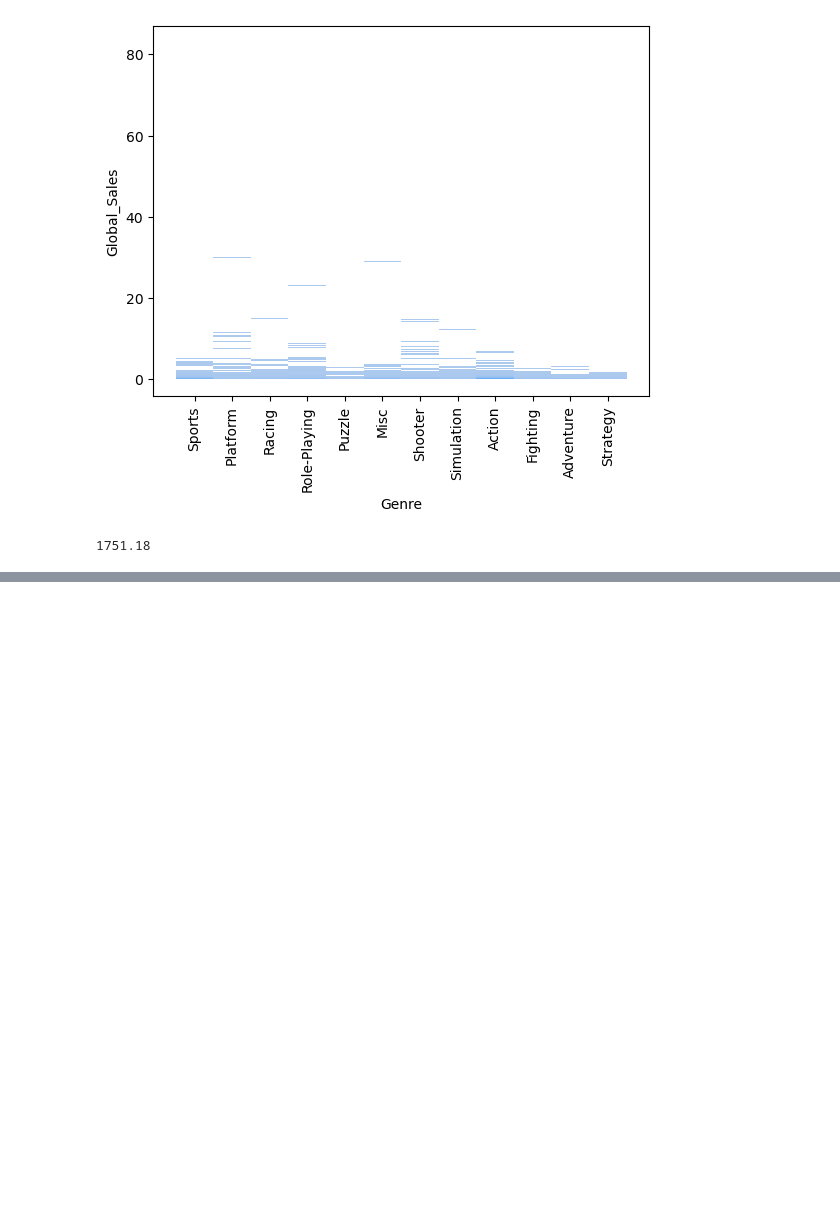
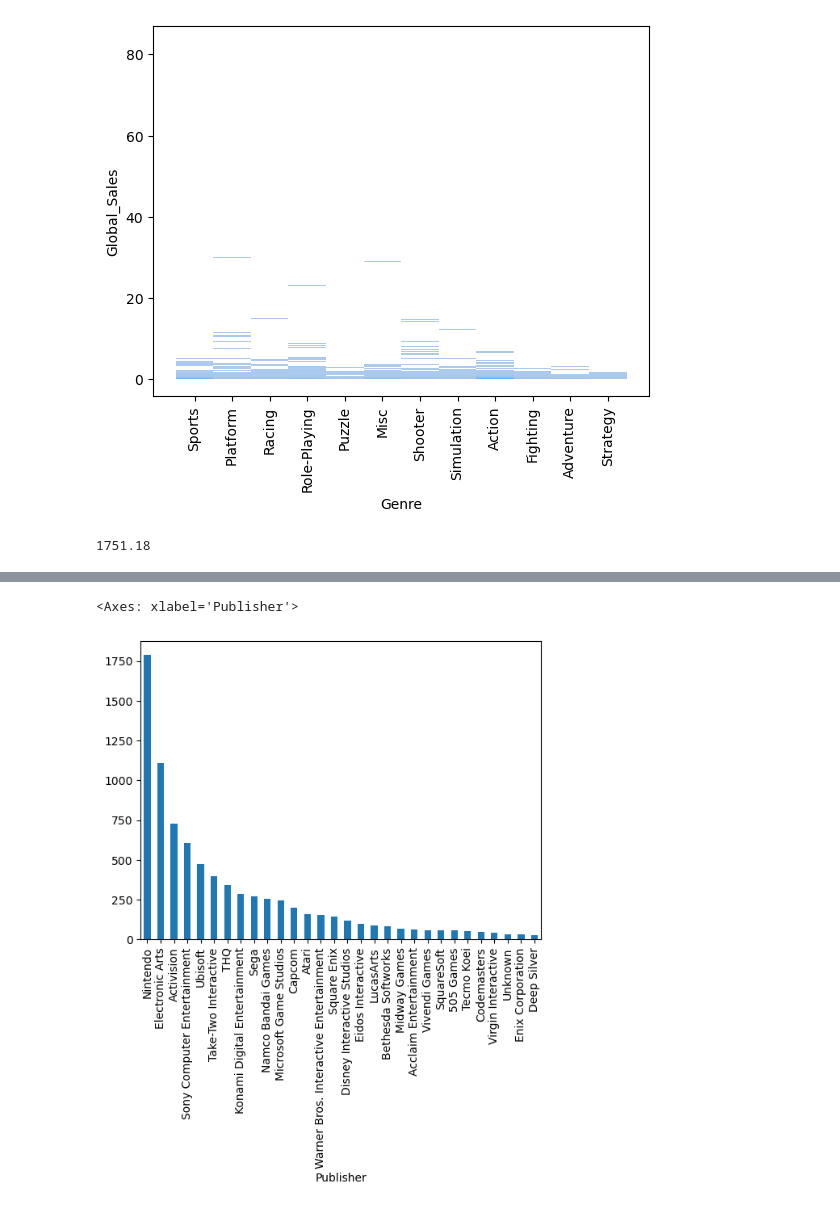
Before and after one commit to shabnammohamedbasheer/video-games-sales-analysis, a Jupyter notebook: VIDEO GAMES SALES.ipynb, the cells around one changed output, grey strips where cells are left out. Drawn from its saved outputs; the diff is of its cells as text; code cells hidden in the pictures; blank space fills up the shorter version.

```diff
--- a/VIDEO GAMES SALES.ipynb
+++ b/VIDEO GAMES SALES.ipynb
@@ -669,0 +615,3 @@ Name: Global_Sales, dtype: float64
+# %%
+pupgp=pub_gp["Global_Sales"].sum().sort_values(ascending=False).head(30)
+pupgp
@@ -669,0 +636,5 @@ Name: Global_Sales, dtype: float64
+# %%
+pupgp.plot(kind="bar")
+# %% [output]
+<Axes: xlabel='Publisher'>
+[figure, added]
```
Also changed, not shown: parts of 37 cells of this notebook.
